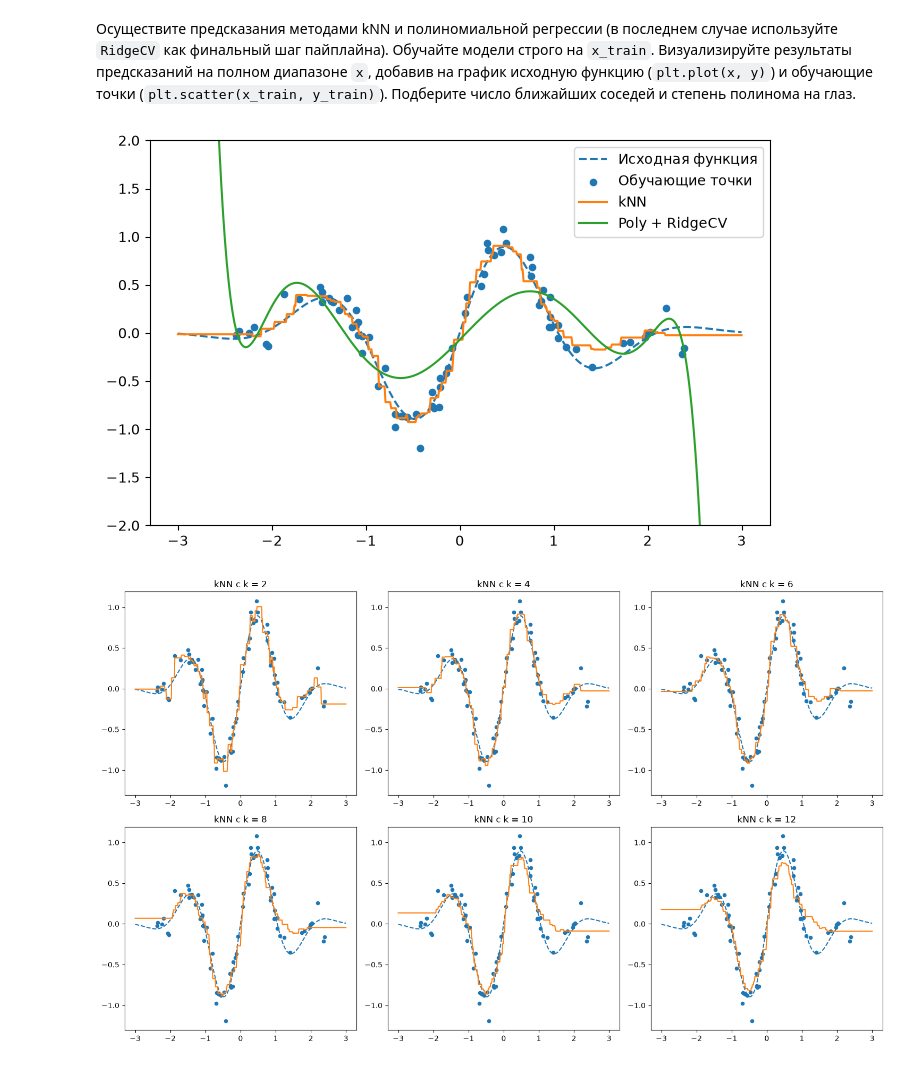
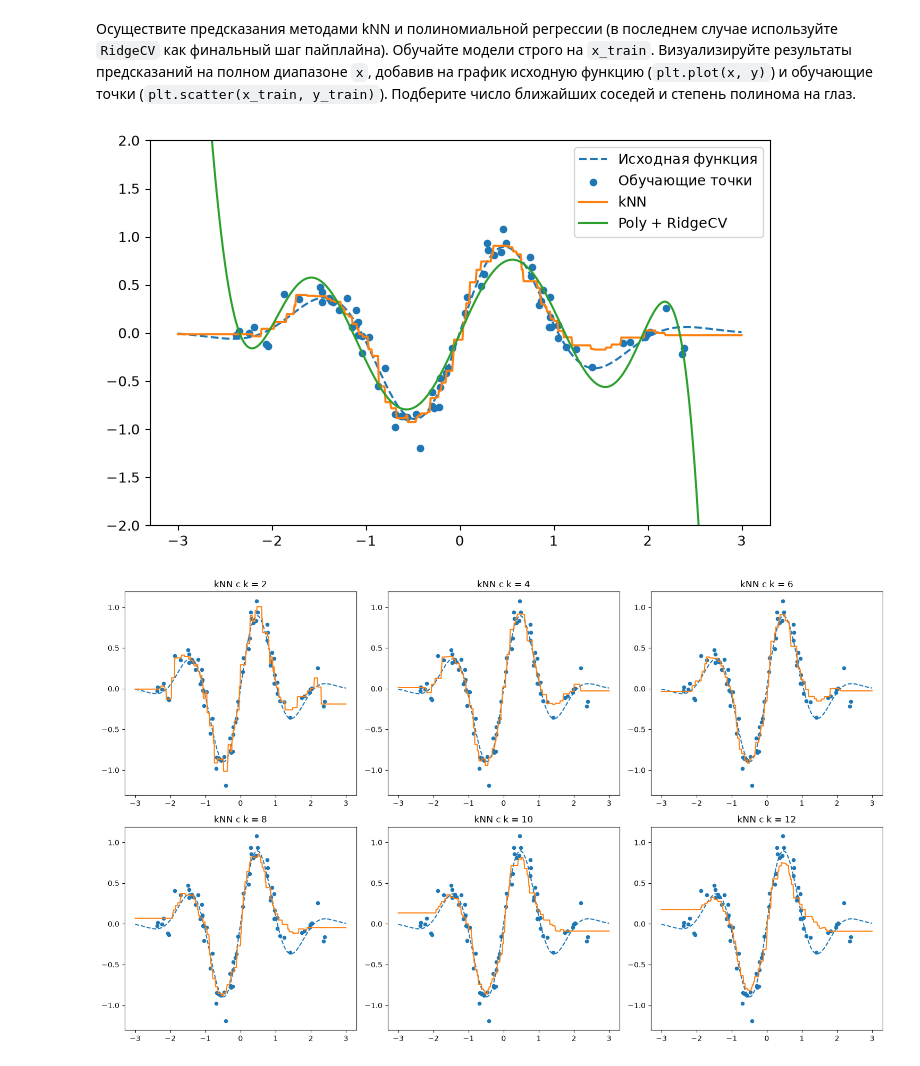
Before and after one commit to Art-Anastasia/sirius-machine-learning-2026, a Jupyter notebook: Homeworks/HW2_kNN_LinReg.ipynb, the cells around one changed output. Saved outputs shown, nothing was run; the diff lists cells and outputs as text; code cells hidden in the pictures.

```diff
--- a/Homeworks/HW2_kNN_LinReg.ipynb
+++ b/Homeworks/HW2_kNN_LinReg.ipynb
@@ -74,36 +74,36 @@ plt.show()
 pipe_KNN = Pipeline([
     ('scale', StandardScaler()),
     ('reg', kNN(n_neighbors=5))
     ])
 
 
 pipe_KNN.fit(x_train.reshape(-1, 1), y_train)
 
 y_knn_pred = pipe_KNN.predict(x.reshape(-1, 1))
 
 
 
 
 pipe_pr = Pipeline([
-    ('poly', PolynomialFeatures(degree=12)),
+    ('poly', PolynomialFeatures(degree=10)),
     ('scale', StandardScaler()),
-    ('reg', RidgeCV()),
+    ('reg', RidgeCV(alphas=[0.001, 0.01, 0.1, 1, 10])),
 ])
 
 pipe_pr.fit(x_train.reshape(-1, 1), y_train)
 y_pr_pred = pipe_pr.predict(x.reshape(-1, 1))
 
 
 plt.figure(figsize=(8, 5))
 plt.plot(x, y, '--', label='Исходная функция')
 plt.scatter(x_train, y_train, s=20, label='Обучающие точки')
 plt.plot(x, y_knn_pred, label='kNN')
 plt.plot(x, y_pr_pred, label='Poly + RidgeCV')
 plt.ylim([-2, 2])
 plt.legend()
 plt.show()
 # %% [output]
-[figure, old version]
+[figure, new version]
 # %%
 fig, axes = plt.subplots(2, 3, figsize=(15, 9))
 k_list = [i for i in range(2, 13, 2)]
```
Also changed, not shown: parts of 4 cells of this notebook, 2 other files.
